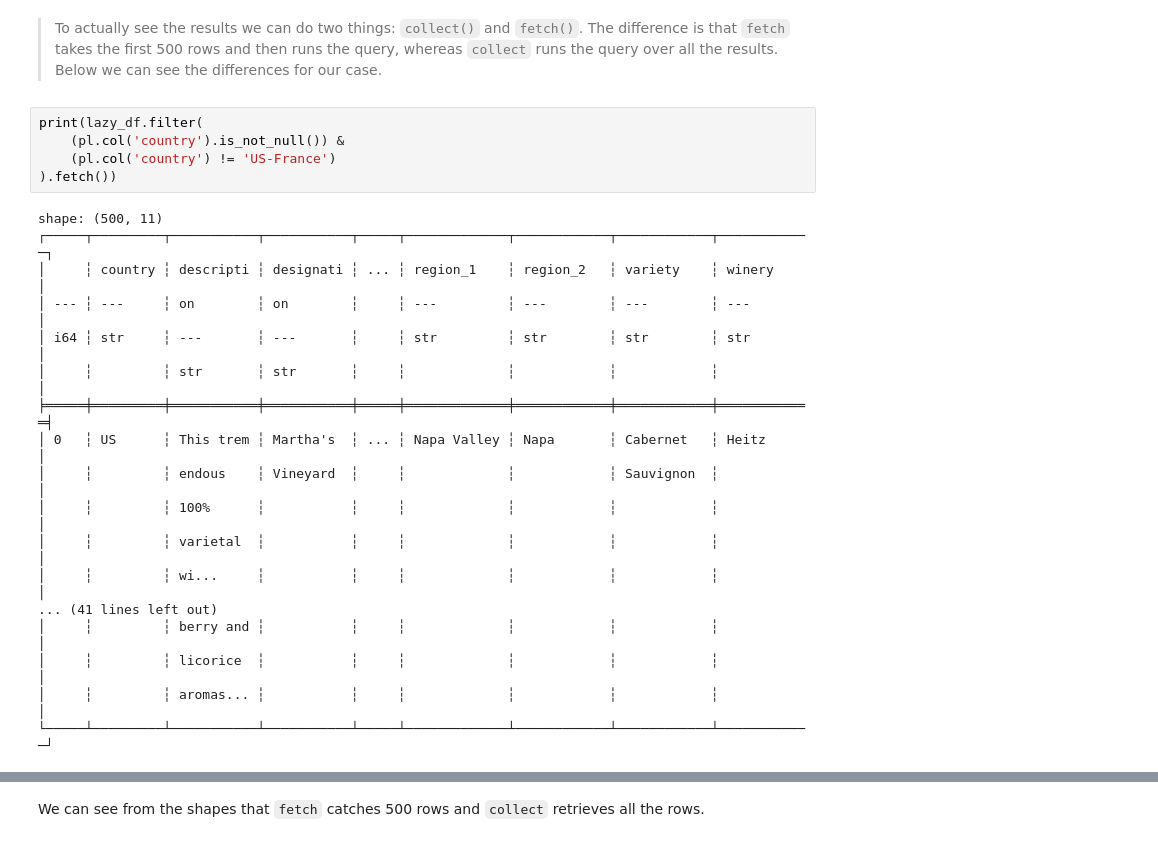
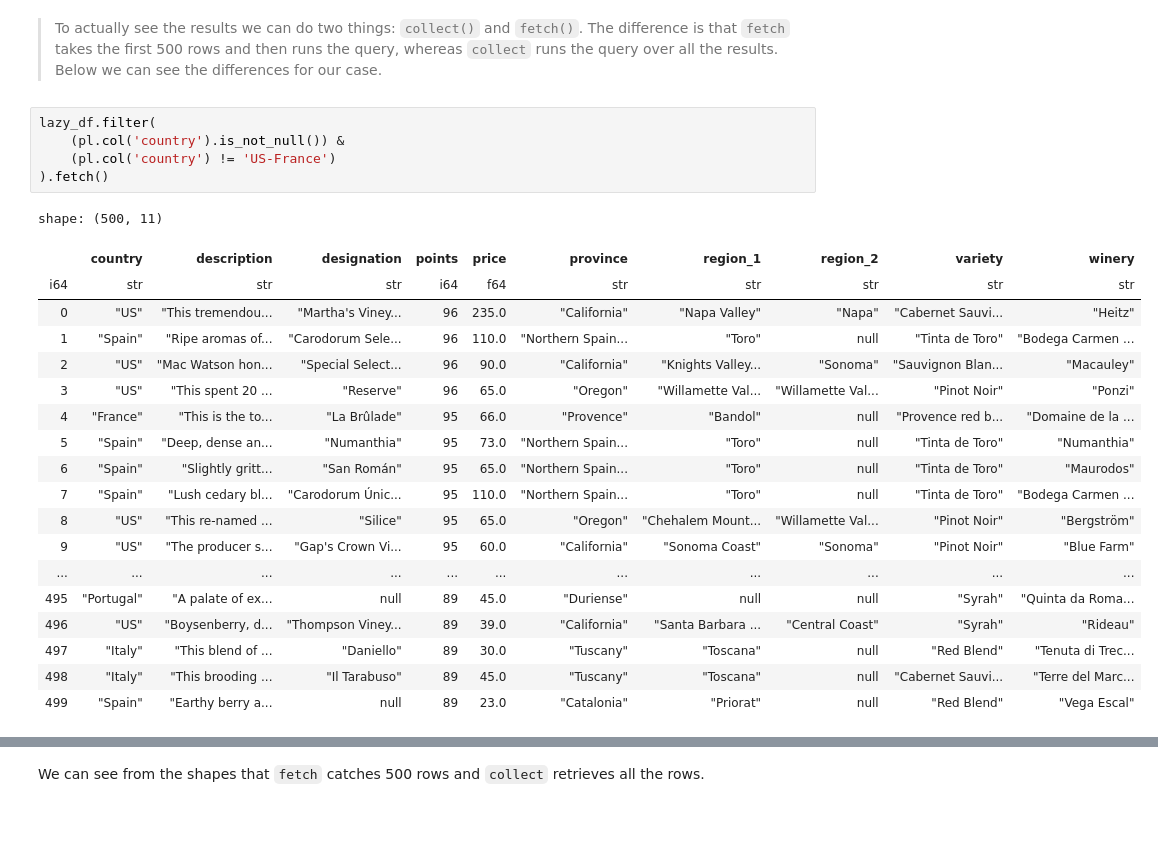
Before and after one commit to r-brink/polars-tutorial, a Jupyter notebook: polars-tutorial-2022.ipynb, the cells around one changed output, grey strips where cells are left out. Drawn from its saved outputs; the diff is of its cells as text.

```diff
--- a/polars-tutorial-2022.ipynb
+++ b/polars-tutorial-2022.ipynb
@@ -466,26 +440,28 @@ lazy_df.filter(
 # %% [markdown]
 > To actually see the results we can do two things: `collect()` and `fetch()`. The difference is that `fetch` takes the first 500 rows and then runs the query, whereas `collect` runs the query over all the results. Below we can see the differences for our case.
 # %%
-print(lazy_df.filter(
+lazy_df.filter(
     (pl.col('country').is_not_null()) &
     (pl.col('country') != 'US-France')
-).fetch())
+).fetch()
 # %% [output]
 shape: (500, 11)
-┌─────┬─────────┬───────────┬───────────┬─────┬─────────────┬────────────┬────────────┬────────────┐
-│     ┆ country ┆ descripti ┆ designati ┆ ... ┆ region_1    ┆ region_2   ┆ variety    ┆ winery     │
-│ --- ┆ ---     ┆ on        ┆ on        ┆     ┆ ---         ┆ ---        ┆ ---        ┆ ---        │
-│ i64 ┆ str     ┆ ---       ┆ ---       ┆     ┆ str         ┆ str        ┆ str        ┆ str        │
-│     ┆         ┆ str       ┆ str       ┆     ┆             ┆            ┆            ┆            │
-╞═════╪═════════╪═══════════╪═══════════╪═════╪═════════════╪════════════╪════════════╪════════════╡
-│ 0   ┆ US      ┆ This trem ┆ Martha's  ┆ ... ┆ Napa Valley ┆ Napa       ┆ Cabernet   ┆ Heitz      │
-│     ┆         ┆ endous    ┆ Vineyard  ┆     ┆             ┆            ┆ Sauvignon  ┆            │
-│     ┆         ┆ 100%      ┆           ┆     ┆             ┆            ┆            ┆            │
-│     ┆         ┆ varietal  ┆           ┆     ┆             ┆            ┆            ┆            │
-│     ┆         ┆ wi...     ┆           ┆     ┆             ┆            ┆            ┆            │
-... (41 lines left out)
-│     ┆         ┆ berry and ┆           ┆     ┆             ┆            ┆            ┆            │
-│     ┆         ┆ licorice  ┆           ┆     ┆             ┆            ┆            ┆            │
-│     ┆         ┆ aromas... ┆           ┆     ┆             ┆            ┆            ┆            │
-└─────┴─────────┴───────────┴───────────┴─────┴─────────────┴────────────┴────────────┴────────────┘
+|  | country | description | designation | points | price | province | region_1 | region_2 | variety | winery |
+| i64 | str | str | str | i64 | f64 | str | str | str | str | str |
+| 0 | "US" | "This tremendou... | "Martha's Viney... | 96 | 235.0 | "California" | "Napa Valley" | "Napa" | "Cabernet Sauvi... | "Heitz" |
+| 1 | "Spain" | "Ripe aromas of... | "Carodorum Sele... | 96 | 110.0 | "Northern Spain... | "Toro" | null | "Tinta de Toro" | "Bodega Carmen ... |
+| 2 | "US" | "Mac Watson hon... | "Special Select... | 96 | 90.0 | "California" | "Knights Valley... | "Sonoma" | "Sauvignon Blan... | "Macauley" |
+| 3 | "US" | "This spent 20 ... | "Reserve" | 96 | 65.0 | "Oregon" | "Willamette Val... | "Willamette Val... | "Pinot Noir" | "Ponzi" |
+| 4 | "France" | "This is the to... | "La Brûlade" | 95 | 66.0 | "Provence" | "Bandol" | null | "Provence red b... | "Domaine de la ... |
+| 5 | "Spain" | "Deep, dense an... | "Numanthia" | 95 | 73.0 | "Northern Spain... | "Toro" | null | "Tinta de Toro" | "Numanthia" |
+| 6 | "Spain" | "Slightly gritt... | "San Román" | 95 | 65.0 | "Northern Spain... | "Toro" | null | "Tinta de Toro" | "Maurodos" |
+| 7 | "Spain" | "Lush cedary bl... | "Carodorum Únic... | 95 | 110.0 | "Northern Spain... | "Toro" | null | "Tinta de Toro" | "Bodega Carmen ... |
+| 8 | "US" | "This re-named ... | "Silice" | 95 | 65.0 | "Oregon" | "Chehalem Mount... | "Willamette Val... | "Pinot Noir" | "Bergström" |
+| 9 | "US" | "The producer s... | "Gap's Crown Vi... | 95 | 60.0 | "California" | "Sonoma Coast" | "Sonoma" | "Pinot Noir" | "Blue Farm" |
+| ... | ... | ... | ... | ... | ... | ... | ... | ... | ... | ... |
+| 495 | "Portugal" | "A palate of ex... | null | 89 | 45.0 | "Duriense" | null | null | "Syrah" | "Quinta da Roma... |
+| 496 | "US" | "Boysenberry, d... | "Thompson Viney... | 89 | 39.0 | "California" | "Santa Barbara ... | "Central Coast" | "Syrah" | "Rideau" |
+| 497 | "Italy" | "This blend of ... | "Daniello" | 89 | 30.0 | "Tuscany" | "Toscana" | null | "Red Blend" | "Tenuta di Trec... |
+| 498 | "Italy" | "This brooding ... | "Il Tarabuso" | 89 | 45.0 | "Tuscany" | "Toscana" | null | "Cabernet Sauvi... | "Terre del Marc... |
+| 499 | "Spain" | "Earthy berry a... | null | 89 | 23.0 | "Catalonia" | "Priorat" | null | "Red Blend" | "Vega Escal" |
 # %%
```
Also changed, not shown: parts of 12 cells of this notebook.
